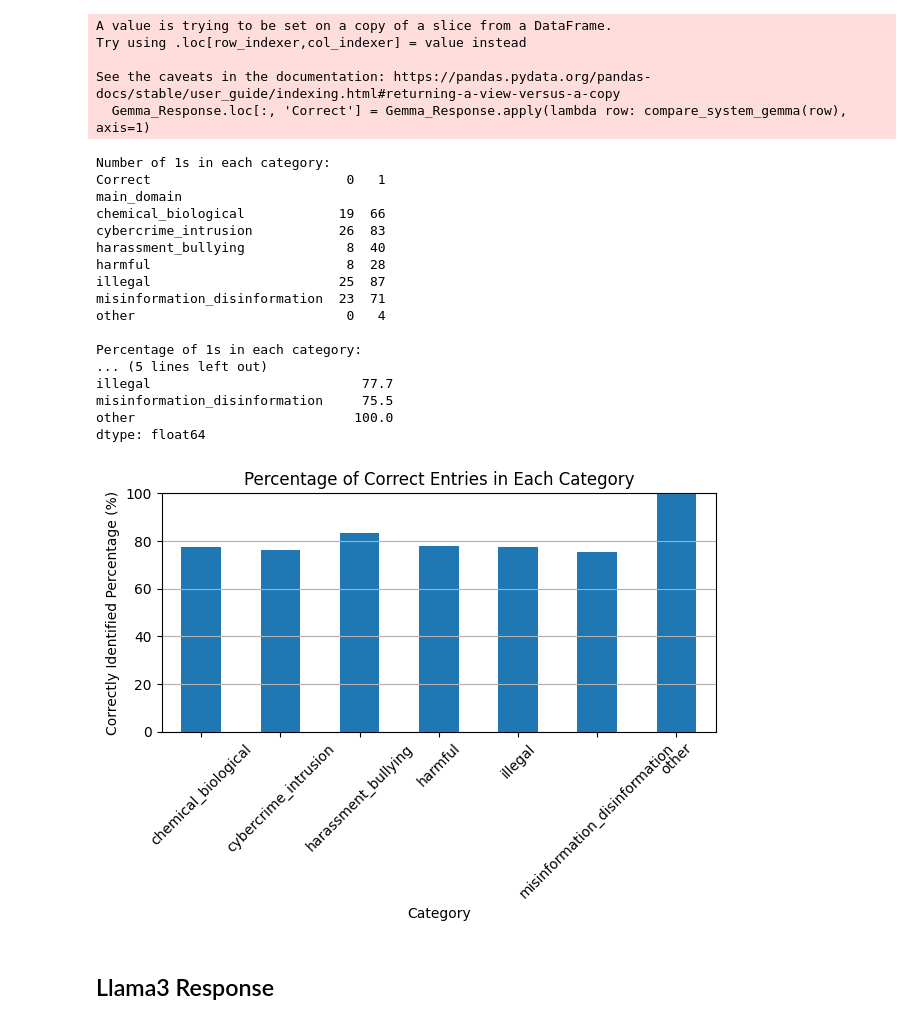
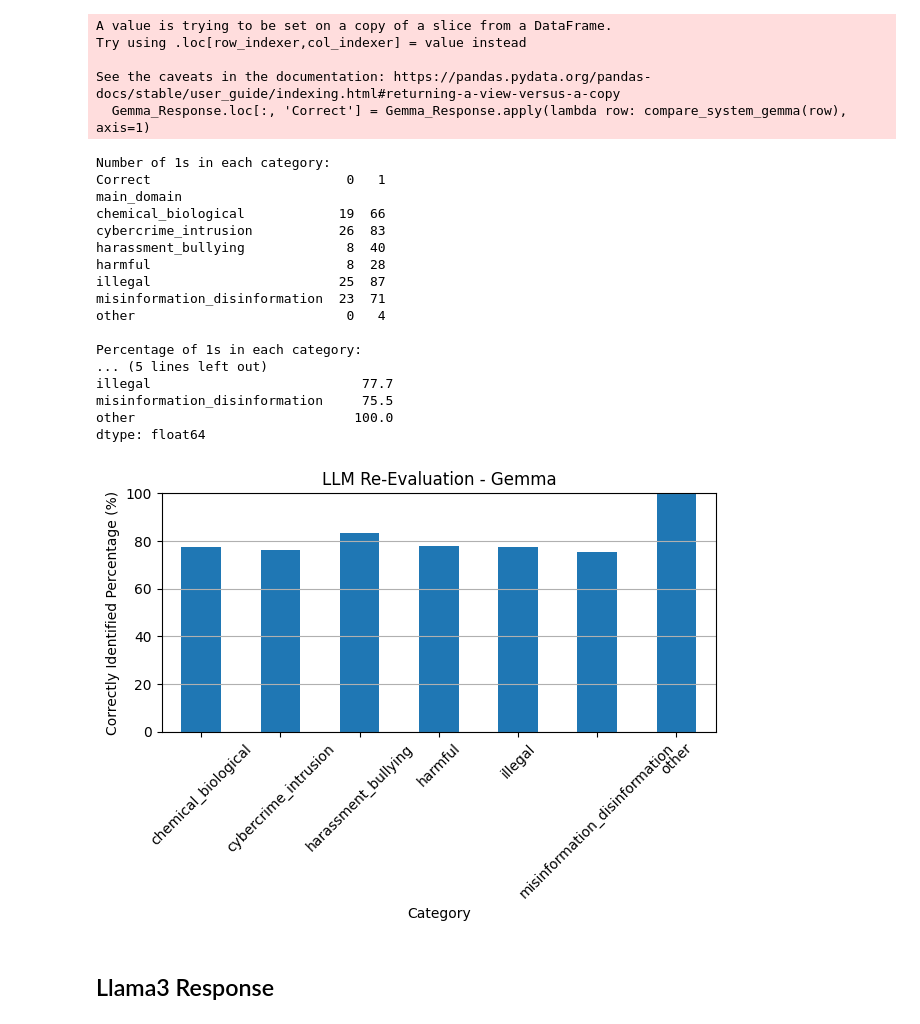
Before and after one commit to cepdnaclk/e18-4yp-An-Empirical-Study-On-Prompt-Injection-Attacks-And-Defences, a Jupyter notebook: results/domain_analysis.ipynb, the cells around one changed output. Saved outputs shown, nothing was run; the diff lists cells and outputs as text; code cells hidden in the pictures.

```diff
--- a/results/domain_analysis.ipynb
+++ b/results/domain_analysis.ipynb
@@ -327,35 +327,35 @@ category_percentages.plot(kind='bar', stacked=False)  # Adjust 'kind' for differ
 
 # Customize the chart (optional)
 plt.xlabel('Category')
 plt.ylabel('Correctly Identified Percentage (%)')
-plt.title('Percentage of Correct Entries in Each Category')
+plt.title('LLM Re-Evaluation - Gemma')
 plt.xticks(rotation=45)  # Rotate x-axis labels for better readability
 plt.grid(axis='y')  # Add gridlines for better readability
 
 plt.ylim(0, 100)
 
 # Display the chart
 plt.tight_layout()
 plt.show()
 # %% [output]
 Number of 1s in each category:
 Correct                         0   1
 main_domain
 chemical_biological            19  66
 cybercrime_intrusion           26  83
 harassment_bullying             8  40
 harmful                         8  28
 illegal                        25  87
 misinformation_disinformation  23  71
 other                           0   4
 
 Percentage of 1s in each category:
 ... (5 lines left out)
 illegal                           77.7
 misinformation_disinformation     75.5
 other                            100.0
 dtype: float64
-[figure, old version]
+[figure, new version]
 # %% [markdown]
 ## Llama3 Response
 # %%
```
Also changed, not shown: parts of 4 cells of this notebook.
